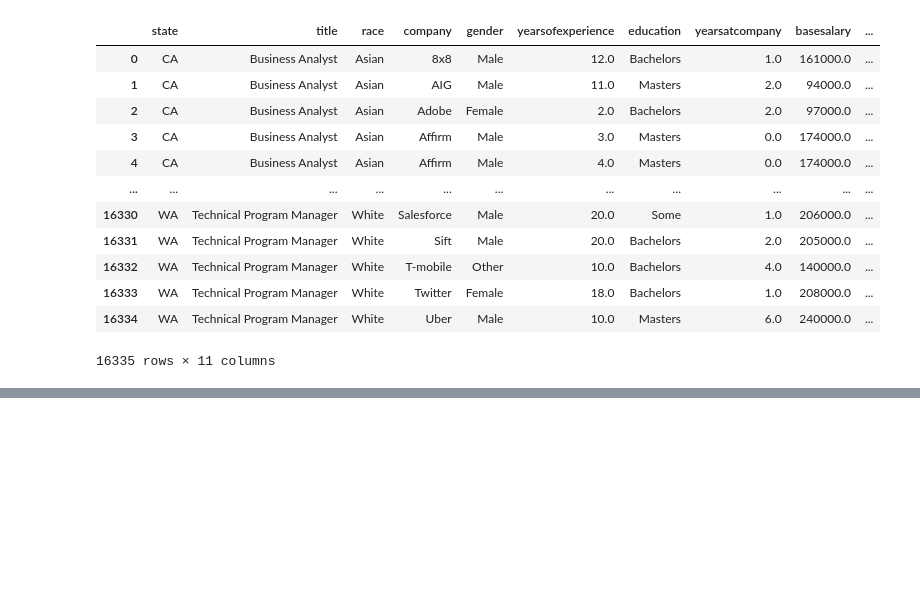
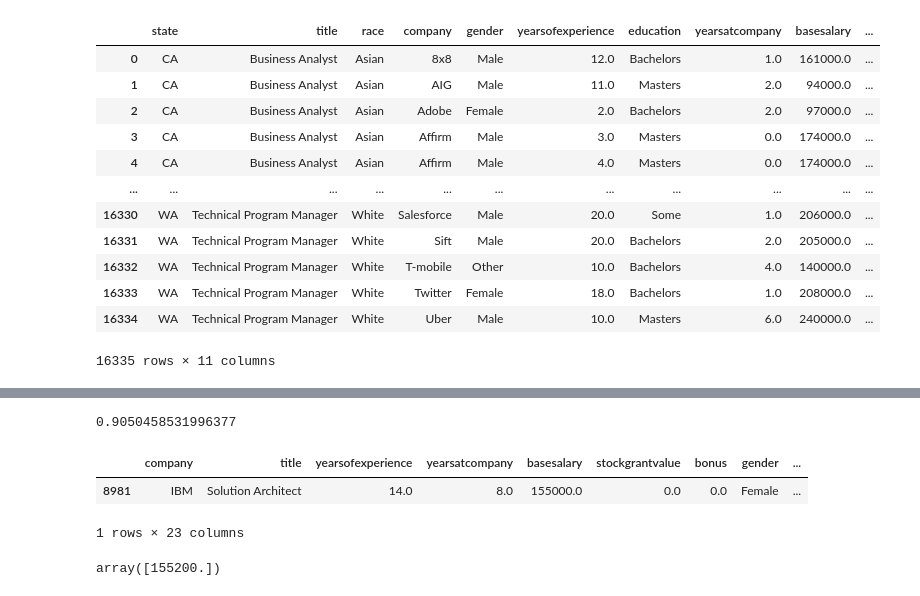
Before and after one commit to ryand0n/SC2022-BatchC-electric-pythons, a Jupyter notebook: Aadya Aradhyula/2022-07-29-093122.ipynb, the cells around one changed output, grey strips where cells are left out. Drawn from its saved outputs; the diff is of its cells as text; code cells hidden in the pictures; blank space fills up the shorter version.

```diff
--- a/Aadya Aradhyula/2022-07-29-093122.ipynb
+++ b/Aadya Aradhyula/2022-07-29-093122.ipynb
@@ -353,0 +184,10 @@ SyntaxError: invalid syntax (4016238442.py, line 1)
+# %%
+preprocessor = ColumnTransformer(transformers = [('num', numeric_transformer, numeric_features), ('cat', categorical_transformer, categorical_features)])
+# %%
+clf = Pipeline(steps=[('preprocessor', preprocessor),('classifier', KNeighborsRegressor())])
+# %%
+x = df.loc[:, (df.columns !='totalyearlycompensation')]
+y = df.totalyearlycompensation
+x_train, x_test, y_train, y_test = train_test_split(x, y, test_size=0.2, random_state=42)
+# %%
+clf.fit(x_train, y_train)
@@ -353,0 +212,15 @@ SyntaxError: invalid syntax (4016238442.py, line 1)
+# %%
+clf.score(x_test, y_test)
+# %% [output]
+0.9050458531996377
+# %%
+test = x_train.head(1)
+test
+# %% [output]
+|  | company | title | yearsofexperience | yearsatcompany | basesalary | stockgrantvalue | bonus | gender | ... |
+| 8981 | IBM | Solution Architect | 14.0 | 8.0 | 155000.0 | 0.0 | 0.0 | Female | ... |
+1 rows × 23 columns
+# %%
+clf.predict(test)
+# %% [output]
+array([155200.])
```
Also changed, not shown: parts of 53 cells of this notebook, 18 other files.
